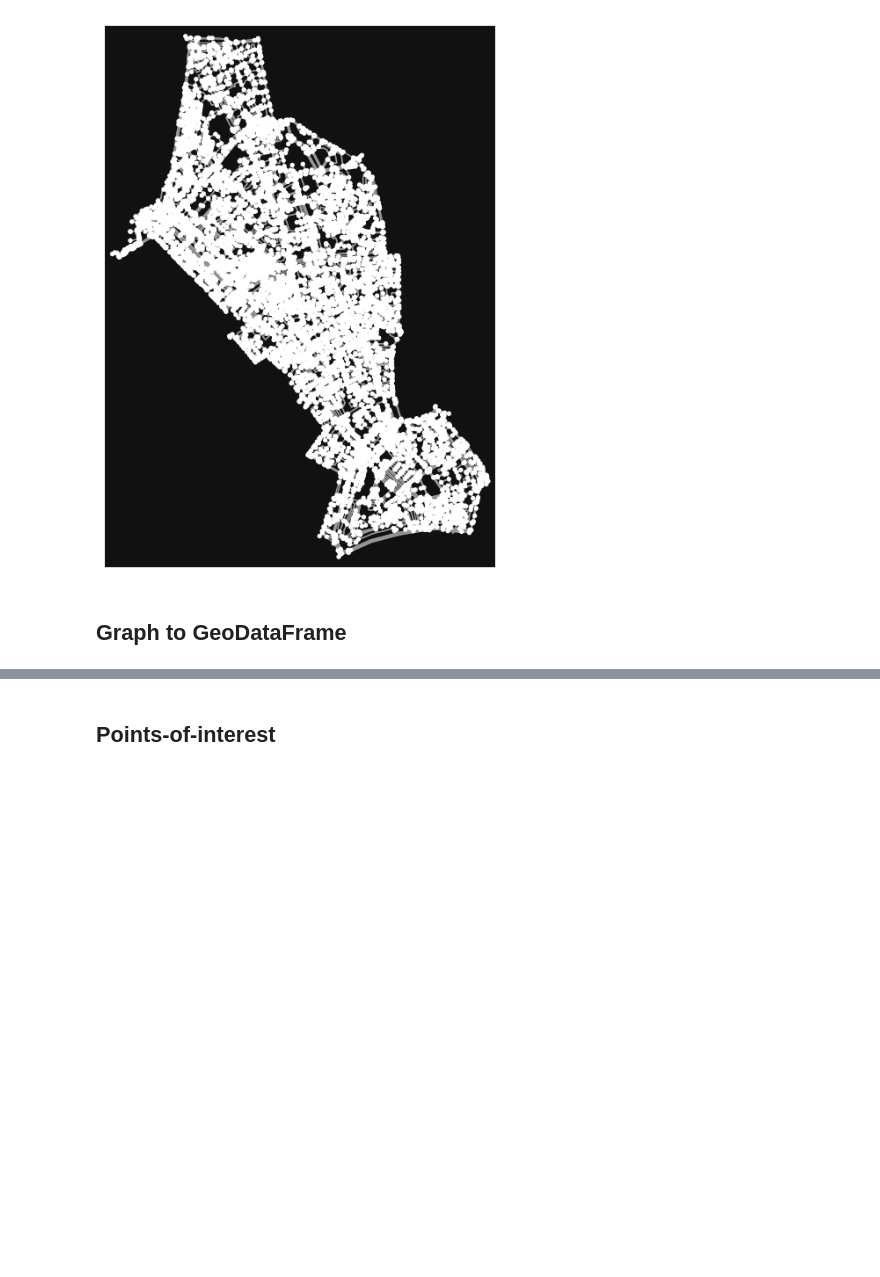
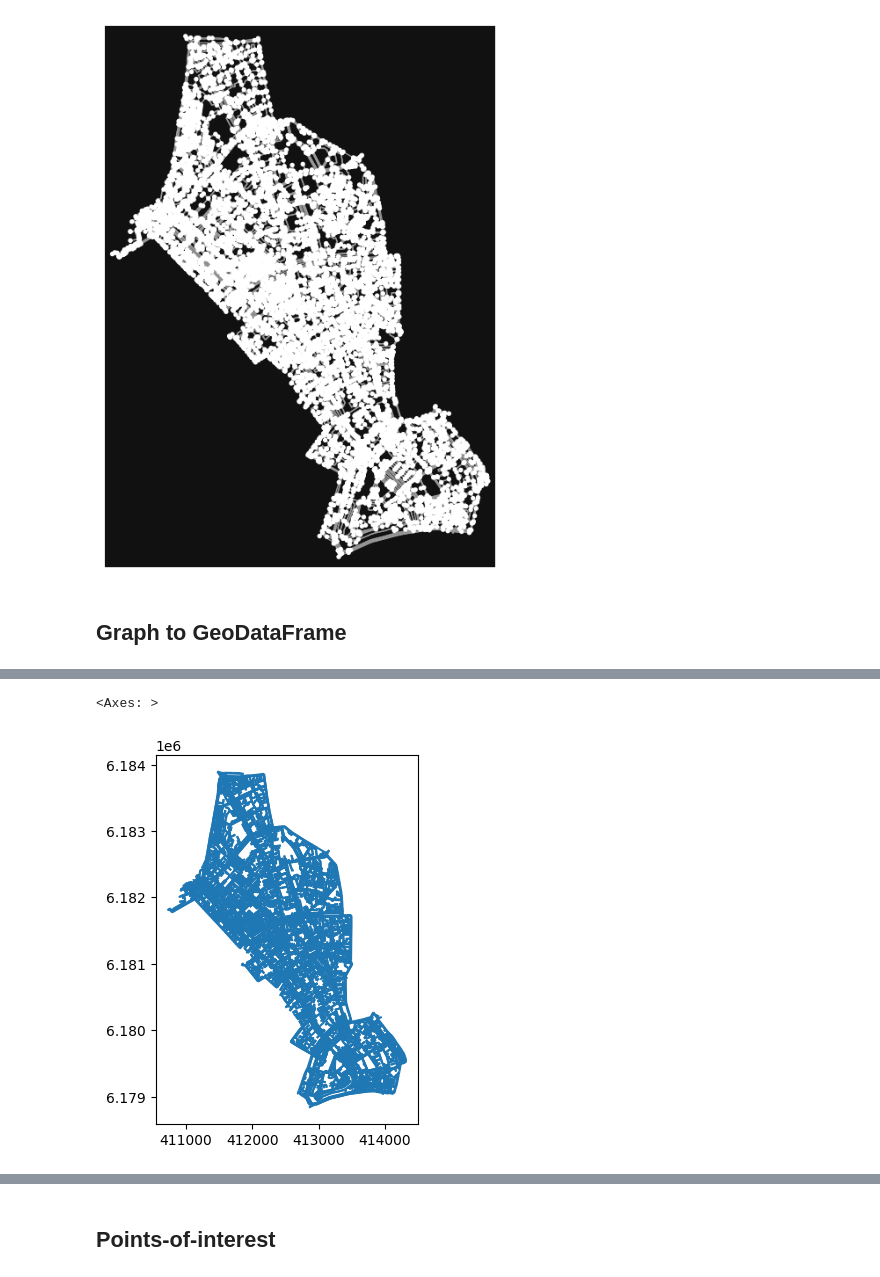
Before and after one commit to Bibit-Bibicha/my-first-binder, a Jupyter notebook: тверской .ipynb, the cells around one changed output, grey strips where cells are left out. Drawn from its saved outputs; the diff is of its cells as text; code cells hidden in the pictures; blank space fills up the shorter version.

```diff
--- a/тверской .ipynb
+++ b/тверской .ipynb
@@ -46,0 +89,5 @@ edges.head()
+# %%
+edges.plot()
+# %% [output]
+<Axes: >
+[figure, added]
```
Also changed, not shown: parts of 20 cells of this notebook.
